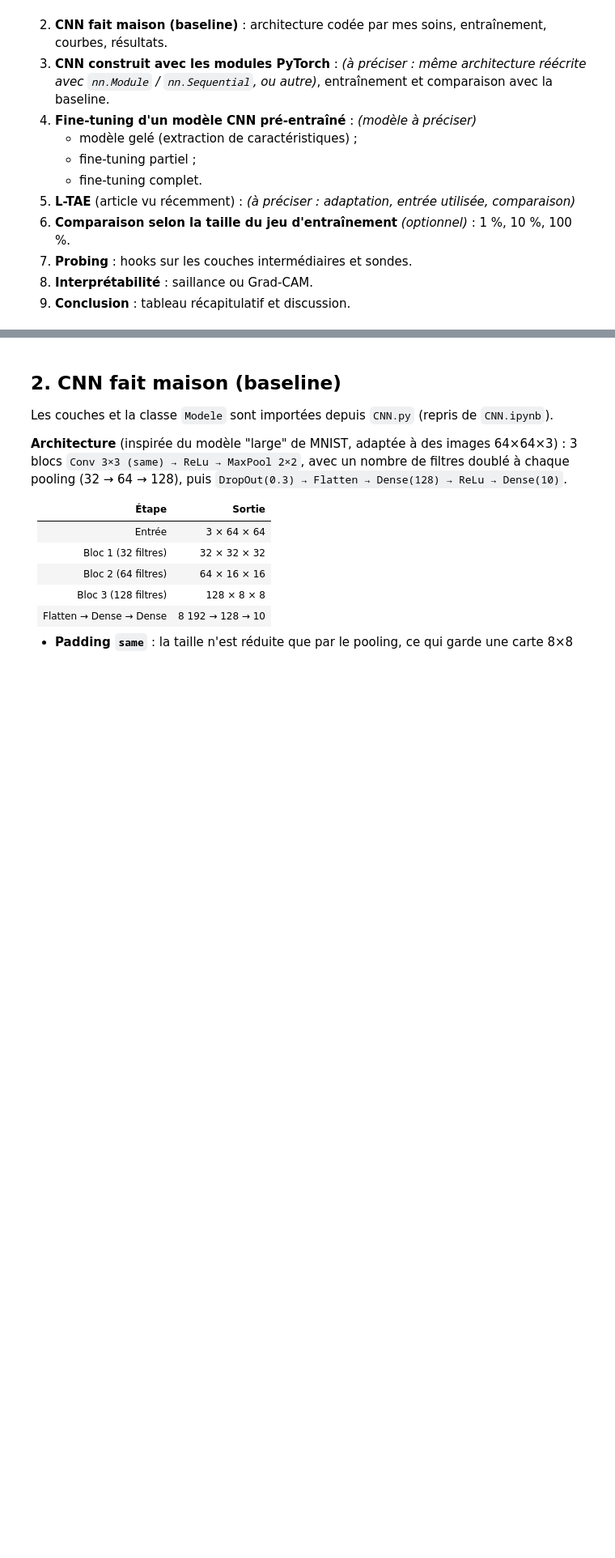
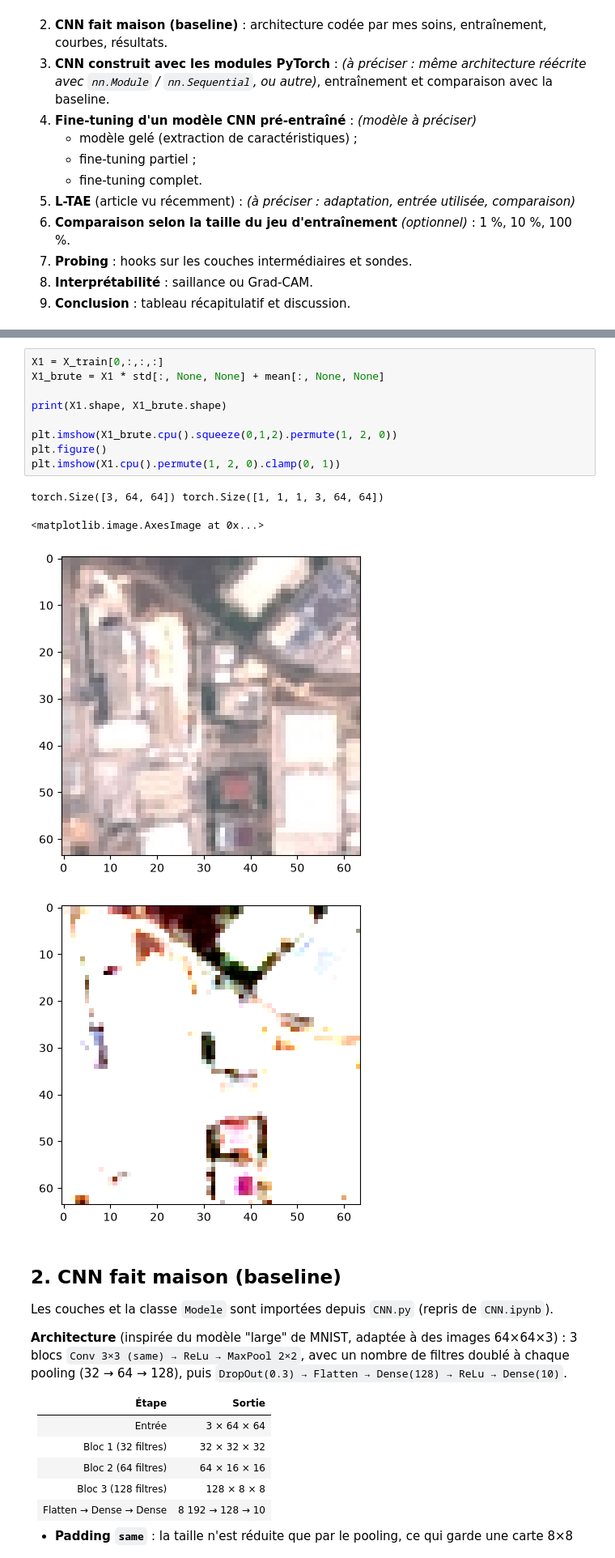
Before and after one commit to tbessadet/Cours-Python, a Jupyter notebook: DeepLearning_vguigue/DM/TD_1.ipynb, the cells around one changed output, grey strips where cells are left out. Shown at 81% size. Drawn from its saved outputs; the diff is of its cells as text; blank space fills up the shorter version.

```diff
--- a/DeepLearning_vguigue/DM/TD_1.ipynb
+++ b/DeepLearning_vguigue/DM/TD_1.ipynb
@@ -105,6 +111,20 @@ X_train : torch.Size([19440, 3, 64, 64])
 X_val : torch.Size([2160, 3, 64, 64])
 X_test : torch.Size([5400, 3, 64, 64])
 Classes : ['AnnualCrop', 'Forest', 'HerbaceousVegetation', 'Highway', 'Industrial', 'Pasture', 'PermanentCrop', 'Residential', 'River', 'SeaLake']
+# %%
+X1 = X_train[0,:,:,:]
+X1_brute = X1 * std[:, None, None] + mean[:, None, None]
+
+print(X1.shape, X1_brute.shape)
+
+plt.imshow(X1_brute.cpu().squeeze(0,1,2).permute(1, 2, 0))
+plt.figure()
+plt.imshow(X1.cpu().permute(1, 2, 0).clamp(0, 1))
+# %% [output]
+torch.Size([3, 64, 64]) torch.Size([1, 1, 1, 3, 64, 64])
+<matplotlib.image.AxesImage at 0x...>
+[figure, added]
+[figure, added]
 # %% [markdown]
 ## 2. CNN fait maison (baseline)
 
```
Also changed, not shown: parts of 10 cells of this notebook, 2 other files.
